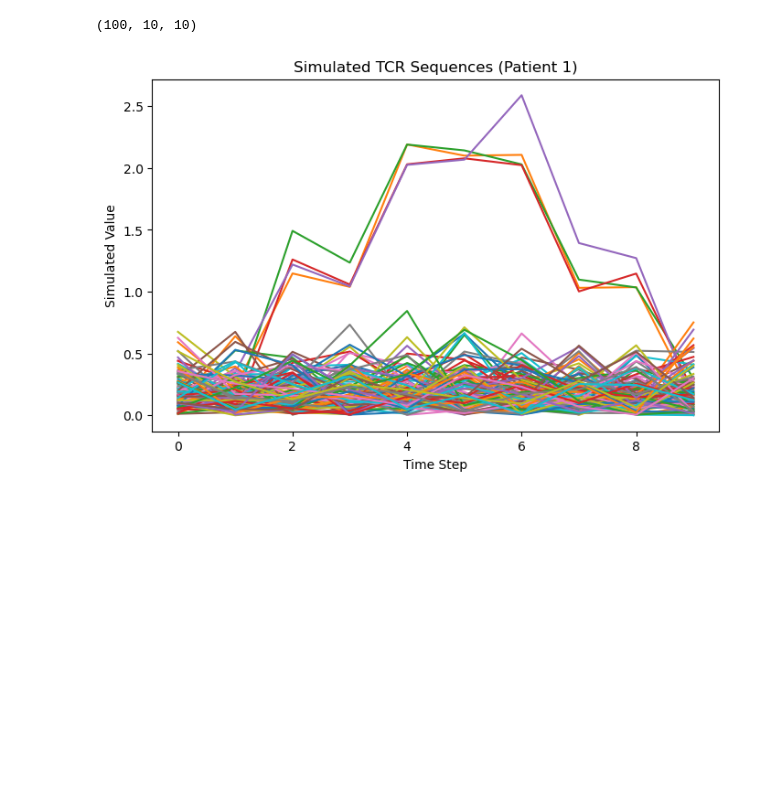
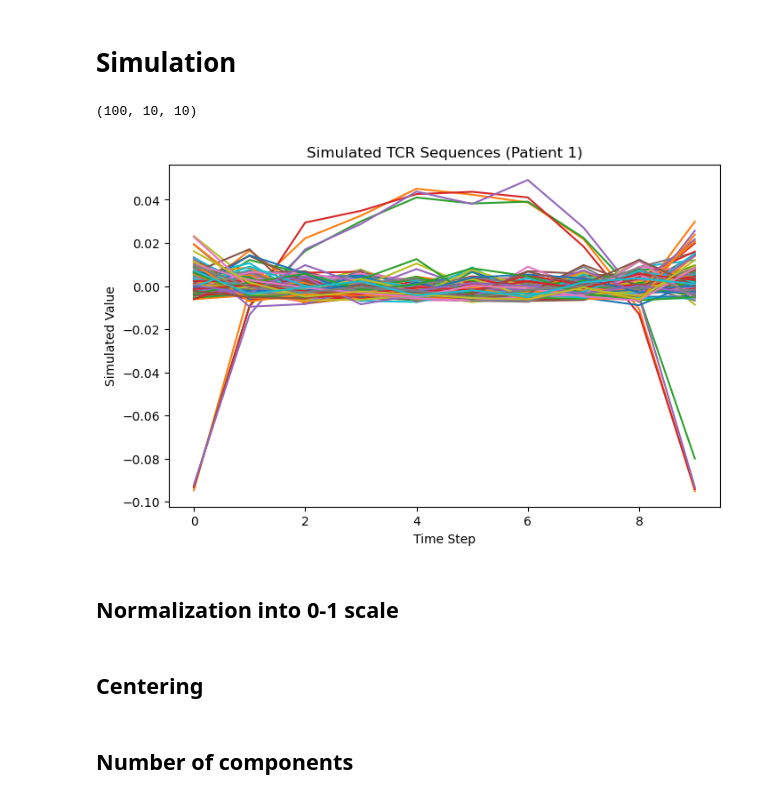
Before and after one commit to pablovadillo/Tensordecomposition, a Jupyter notebook: Simulation.ipynb, the cells around one changed output. Cells and saved outputs as stored; diff of their text form; code cells hidden in the pictures; blank space fills up the shorter version.

Commit message:
Corrected centered tensors, added simulation decomposition.

```diff
--- a/Simulation.ipynb
+++ b/Simulation.ipynb
@@ -1,3 +1,5 @@
+# %% [markdown]
+# Simulation
 # %%
 import numpy as np
 import matplotlib.pyplot as plt
@@ -37,15 +41,19 @@ tensor.shape
 # %%
 t = np.arange(num_timesteps)
 
 plt.figure(figsize=(8, 5))
 for i in range(100):
-    plt.plot(t, tensor[i, :, 8])
+    plt.plot(t, tensor_cent[i, :, 8])
 plt.xlabel("Time Step")
 plt.ylabel("Simulated Value")
 plt.title("Simulated TCR Sequences (Patient 1)")
 plt.show()
 # %% [output]
-[figure, old version]
+[figure, new version]
+# %% [markdown]
+## Normalization into 0-1 scale
 # %%
 sum_per_time_patient = np.sum(tensor, axis=0, keepdims=True)
 tensor_normalized = tensor / sum_per_time_patient
+# %% [markdown]
+## Centering
@@ -51,0 +66,2 @@ tensor_normalized = tensor / sum_per_time_patient
+# %% [markdown]
+## Number of components
```
Also changed, not shown: parts of 25 cells of this notebook, 6 other files.
